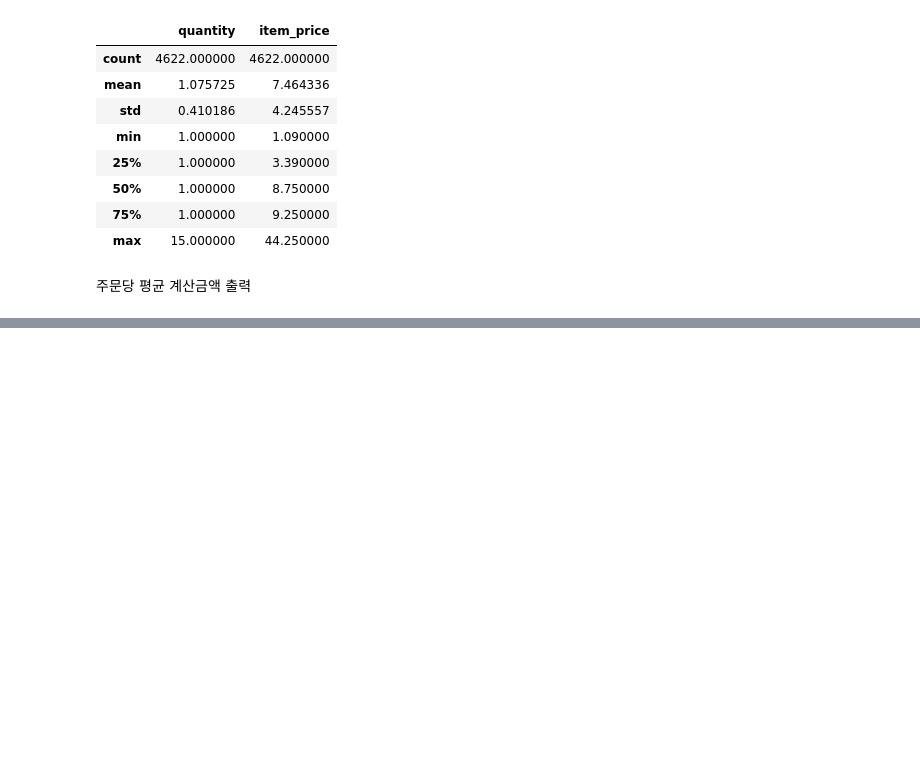
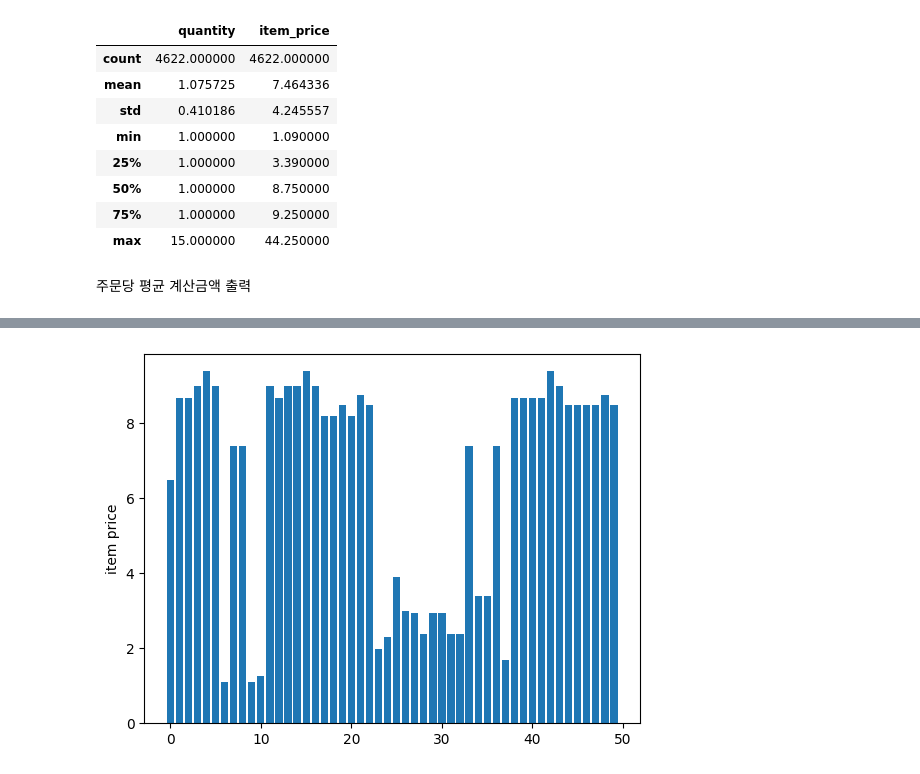
Before and after one commit to leekyuyoung202306/PYTHON, a Jupyter notebook: 12주차/[12주차]데이터분석01.ipynb, the cells around one changed output, grey strips where cells are left out. Cells and saved outputs as stored; diff of their text form; code cells hidden in the pictures; blank space fills up the shorter version.

```diff
--- a/12주차/[12주차]데이터분석01.ipynb
+++ b/12주차/[12주차]데이터분석01.ipynb
@@ -169,0 +209,4 @@ data.describe()
+# %%
+data_one_item = data[data.quantity == 1]
+data_per_item =  data_one_item.groupby('item_name').min()
+data_per_item.sort_values(by='item_price', ascending=False)[:10]
@@ -169,0 +226,11 @@ data.describe()
+# %%
+# 아이템 가격 분포 그래프로 출력
+item_name_list = data_per_item.index.tolist()
+x_pos = np.arange(len(item_name_list))
+item_price = data_per_item['item_price'].tolist()
+
+plt.bar(x_pos,item_price,align='center')
+plt.ylabel('item price')
+plt.show()
+# %% [output]
+[figure, added]
```
Also changed, not shown: parts of 7 cells of this notebook.
